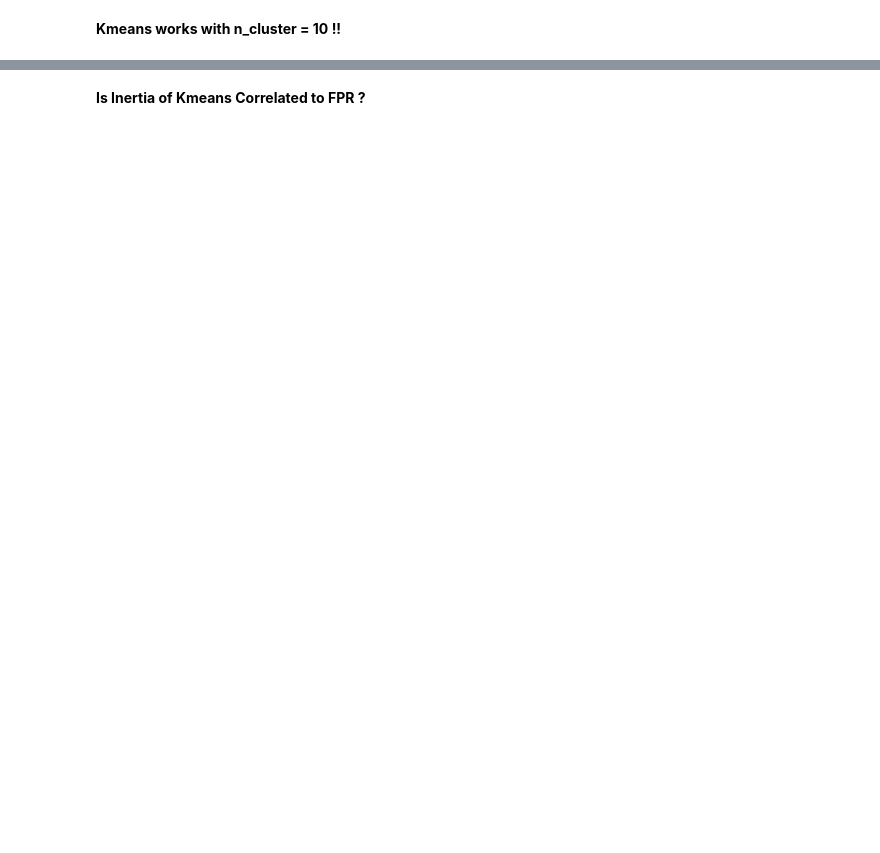
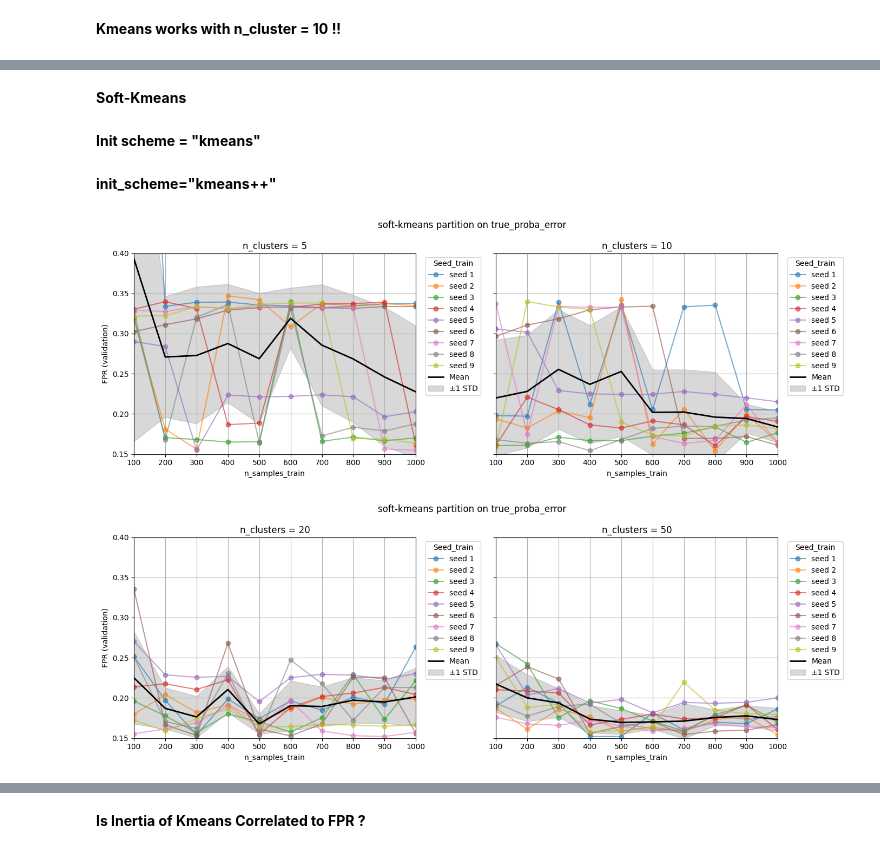
Before and after one commit to matteo-st/error-estimation, a Jupyter notebook: synthetic_code/utils/plot_results.ipynb, the cells around one changed output, grey strips where cells are left out. Cells and saved outputs as stored; diff of their text form; code cells hidden in the pictures; blank space fills up the shorter version.

```diff
--- a/synthetic_code/utils/plot_results.ipynb
+++ b/synthetic_code/utils/plot_results.ipynb
@@ -591,0 +825,35 @@ plot_fpr_2(
+# %% [markdown]
+**Soft-Kmeans**
+# %% [markdown]
+**Init scheme = "kmeans"**
+# %% [markdown]
+**init_scheme="kmeans++"**
+# %%
+ylim = (0.15, 0.4)
+init_scheme="kmeans++"
+n_samples_train_inf = 100
+n_samples_train_sup = 1000
+plot_fpr_2(
+    df,
+    method="soft-kmeans",
+    partionning_space="true_proba_error",
+    cluster_values = [5, 10],
+    n_samples_train_inf=n_samples_train_inf,
+    n_samples_train_sup=n_samples_train_sup,
+    seed_test=-1,
+    init_scheme=init_scheme,
+    ylim=ylim)
+
+plot_fpr_2(
+    df,
+    method="soft-kmeans",
+    partionning_space="true_proba_error",
+    cluster_values = [20, 50],
+    n_samples_train_inf=n_samples_train_inf,
+    n_samples_train_sup=n_samples_train_sup,
+    init_scheme=init_scheme,
+    seed_test=-1,
+    ylim=ylim)
+# %% [output]
+[figure, added]
+[figure, added]
```
Also changed, not shown: parts of 36 cells of this notebook, 5 other files.
